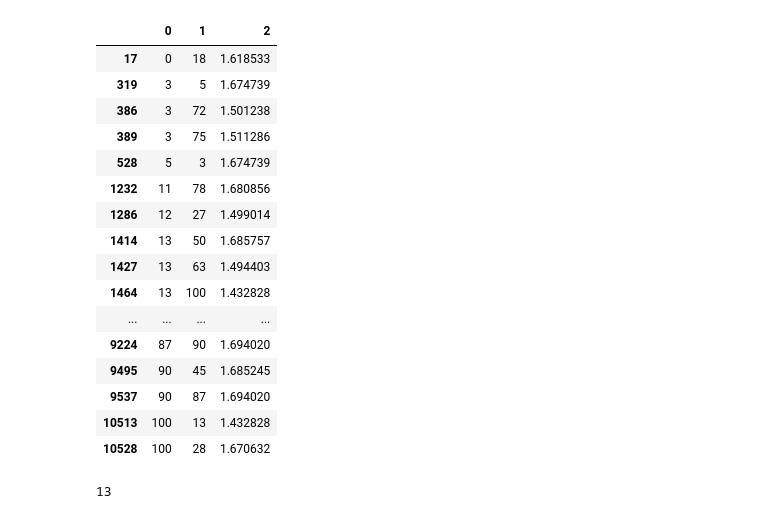
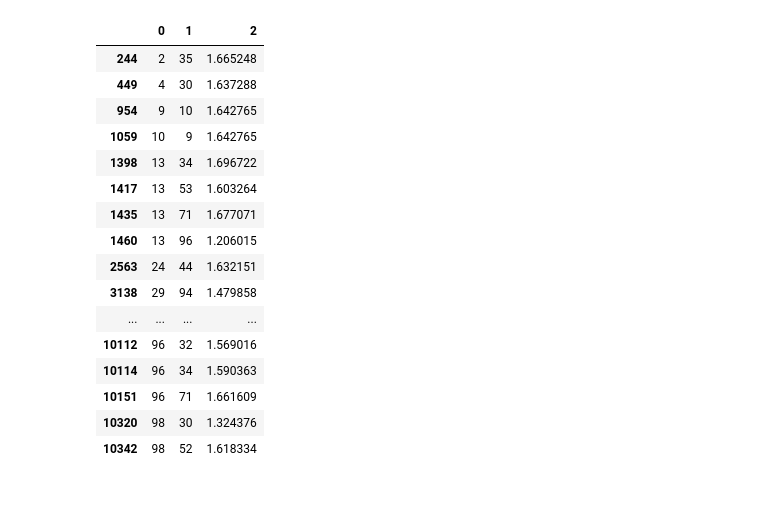
Before and after one commit to IraAI/photo_tagger, a Jupyter notebook: feature_manling.ipynb, the cells around one changed output. Saved outputs shown, nothing was run; the diff lists cells and outputs as text; code cells hidden in the pictures.

```diff
--- a/feature_manling.ipynb
+++ b/feature_manling.ipynb
@@ -10,8 +10,9 @@ from update_DB import Update_DB
 from query import Thumbnails
 # %%
 udb = Update_DB()
+udb.loadImages()
+udb.calculateMean()
 udb.preprocess_data()
 fm = udb.get_features('fc8')
 print(fm.shape)
-fm
 # %% [output]
@@ -30,7 +30,7 @@ print(num_comb)
 print(num_perm)
 
 def _calc_rmse(fm1, fm2):
-    return np.sqrt(np.mean(fm1-fm2)**2)
+    return np.sqrt(np.mean((fm1-fm2)**2))
 
 vect_comb = np.zeros([num_comb,3])
 comb_matrix = np.zeros([num_img,num_img])
@@ -67,12 +67,14 @@ IndexError: index 0 is out of bounds for axis 0 with size 0
 # get similar combinations list
 std_fm = np.std(vect_comb[:,2])
 mean_fm = np.mean(vect_comb[:,2])
-print('MEAN: %.2f, STD: %.2f' % (mean_fm, std_fm)))
+print('MEAN: %.2f, STD: %.2f' % (mean_fm, std_fm))
 
 fm_df = pd.DataFrame(vect_comb[:,:])
 fm_df.dtypes
 fm_df[[0,1]] = fm_df[[0,1]].astype(int)
-comb_similar = fm_df.loc[fm_df[2] <  (mean_fm-2.5*std_fm)]
+threshold = (mean_fm-2.5*std_fm)
+threshold = 1.7
+comb_similar = fm_df.loc[fm_df[2] <  threshold]
 comb_similar.shape
 comb_similar
 # np.unique(comb_similar[0:2])
@@ -104,37 +104,28 @@ mean_fm-2.5*std_fm
 # %%
 # get similar permutations list
 fm_df = pd.DataFrame(vect_perm[:,:])
 fm_df.dtypes
 fm_df[[0,1]] = fm_df[[0,1]].astype(int)
-perm_similar = fm_df.loc[fm_df[2] <  (mean_fm-2.5*std_fm)]
+
+perm_similar = fm_df.loc[fm_df[2] <  threshold]
 perm_similar.shape
 perm_similar
 # np.unique(comb_similar[0:2])
 # %% [output]
 |  | 0 | 1 | 2 |
-| 17 | 0 | 18 | 1.618533 |
-| 319 | 3 | 5 | 1.674739 |
-| 386 | 3 | 72 | 1.501238 |
-| 389 | 3 | 75 | 1.511286 |
-| 528 | 5 | 3 | 1.674739 |
-| 1232 | 11 | 78 | 1.680856 |
-| 1286 | 12 | 27 | 1.499014 |
-| 1414 | 13 | 50 | 1.685757 |
-| 1427 | 13 | 63 | 1.494403 |
-| 1464 | 13 | 100 | 1.432828 |
+| 244 | 2 | 35 | 1.665248 |
+| 449 | 4 | 30 | 1.637288 |
+| 954 | 9 | 10 | 1.642765 |
+| 1059 | 10 | 9 | 1.642765 |
+| 1398 | 13 | 34 | 1.696722 |
+| 1417 | 13 | 53 | 1.603264 |
+| 1435 | 13 | 71 | 1.677071 |
+| 1460 | 13 | 96 | 1.206015 |
+| 2563 | 24 | 44 | 1.632151 |
+| 3138 | 29 | 94 | 1.479858 |
 | ... | ... | ... | ... |
-| 9224 | 87 | 90 | 1.694020 |
-| 9495 | 90 | 45 | 1.685245 |
-| 9537 | 90 | 87 | 1.694020 |
-| 10513 | 100 | 13 | 1.432828 |
-| 10528 | 100 | 28 | 1.670632 |
+| 10112 | 96 | 32 | 1.569016 |
+| 10114 | 96 | 34 | 1.590363 |
+| 10151 | 96 | 71 | 1.661609 |
+| 10320 | 98 | 30 | 1.324376 |
+| 10342 | 98 | 52 | 1.618334 |
-# %%
-type(perm_similar)
-perm_similar[0].unique()
-
-int(perm_similar[perm_similar[0] == 13].values[1, 0])
-
-unique_original_lst = perm_similar[0].unique()
-unique_original_lst[5]
-# %% [output]
-13
```
Also changed, not shown: parts of 7 cells of this notebook.
